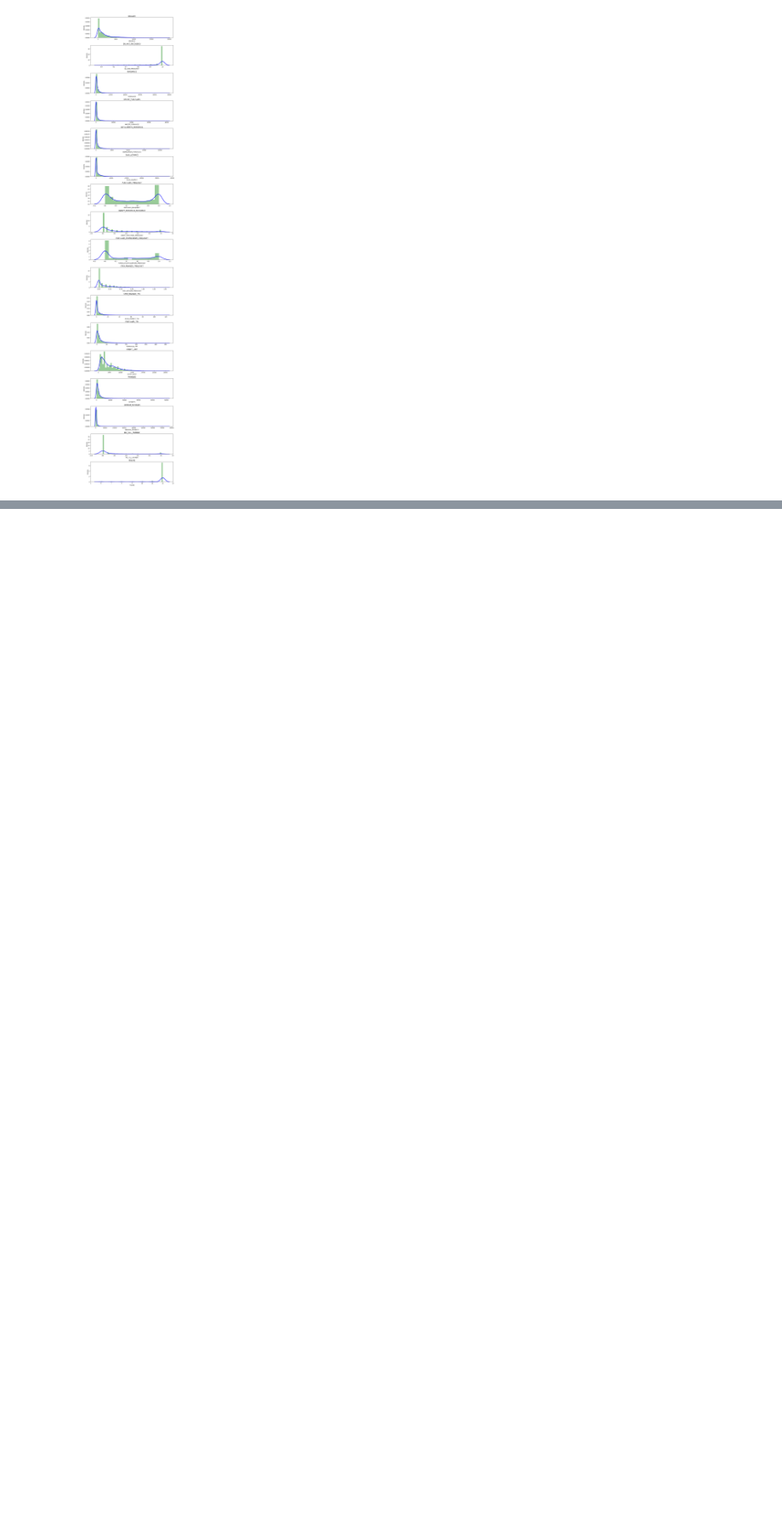
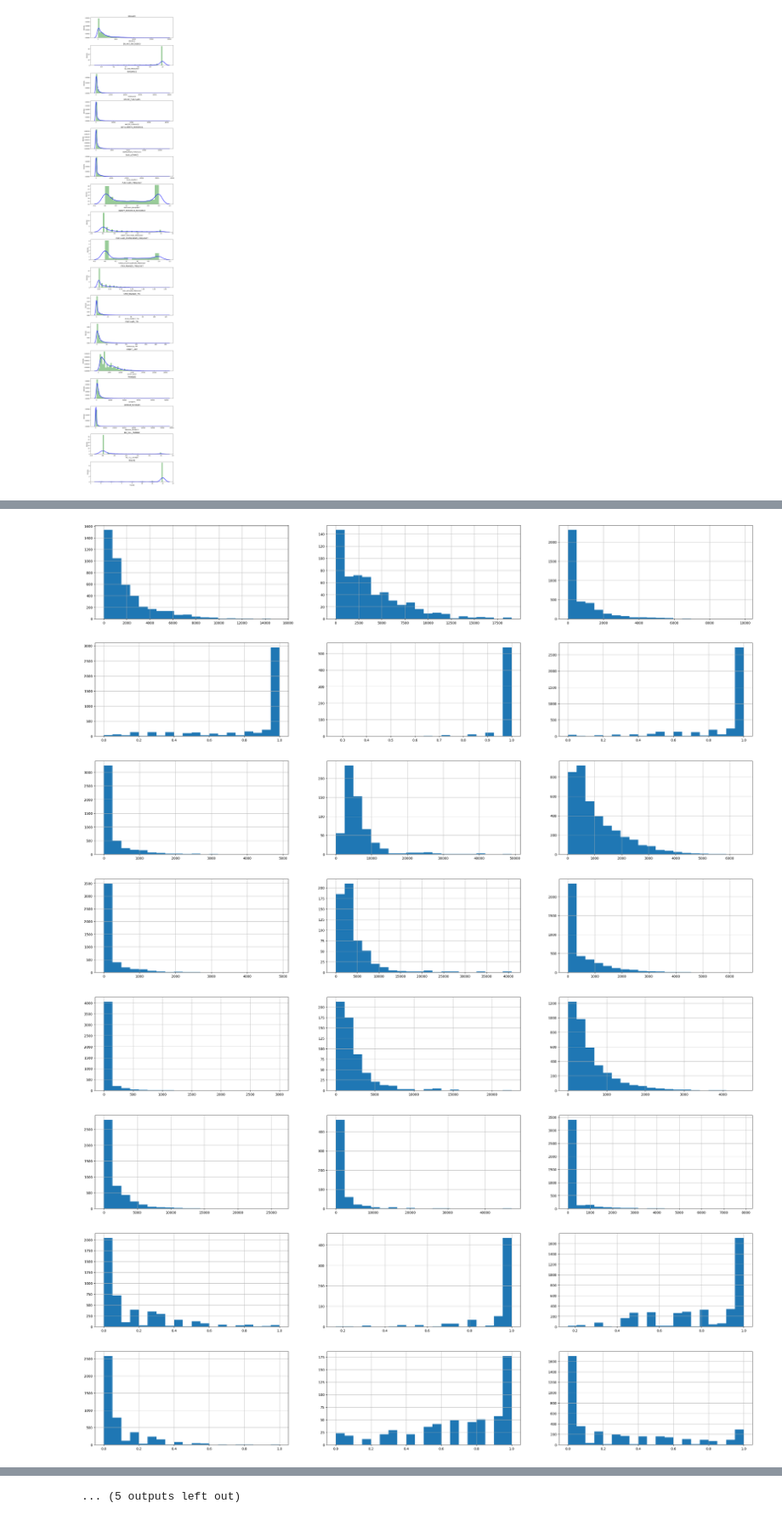
Before and after one commit to alb1nut/Credit-Card-Customer-Segmentation-, a Jupyter notebook: Customer_Segmentation_for_Marketing_Strategy.ipynb, the cells around one changed output, grey strips where cells are left out. Shown at 85% size. Saved outputs shown, nothing was run; the diff lists cells and outputs as text; code cells hidden in the pictures; blank space fills up the shorter version.

```diff
--- a/Customer_Segmentation_for_Marketing_Strategy.ipynb
+++ b/Customer_Segmentation_for_Marketing_Strategy.ipynb
@@ -246,0 +296,7 @@ https://gist.github.com/mwaskom/de44147ed2974457ad6372750bbe5751
+# %%
+## Apply the kmeans algorithm
+
+Kmeans = KMeans(3)
+Kmeans.fit(creditcard_df_s)
+
+label = Kmeans.labels_
@@ -246,0 +334,4 @@ https://gist.github.com/mwaskom/de44147ed2974457ad6372750bbe5751
+# %%
+creditcard_df_cluster = pd.concat([creditcard_df,pd.DataFrame({'cluster': label})],axis=1)
+
+creditcard_df_cluster
@@ -246,0 +364,19 @@ https://gist.github.com/mwaskom/de44147ed2974457ad6372750bbe5751
+# %%
+##plot histogram
+
+for i in creditcard_df.columns:
+  plt.figure(figsize=(35,5))
+  for j in range(3):
+    plt.subplot(1,3,j+1)
+    cluster = creditcard_df_cluster[creditcard_df_cluster['cluster'] == j]
+    cluster[i].hist(bins=20)
+  plt.show()
+# %% [output]
+[figure, added]
+[figure, added]
+[figure, added]
+[figure, added]
+[figure, added]
+[figure, added]
+[figure, added]
+[figure, added]
@@ -246,0 +387 @@ https://gist.github.com/mwaskom/de44147ed2974457ad6372750bbe5751
+... (5 outputs left out)
```
Also changed, not shown: parts of 17 cells of this notebook.
